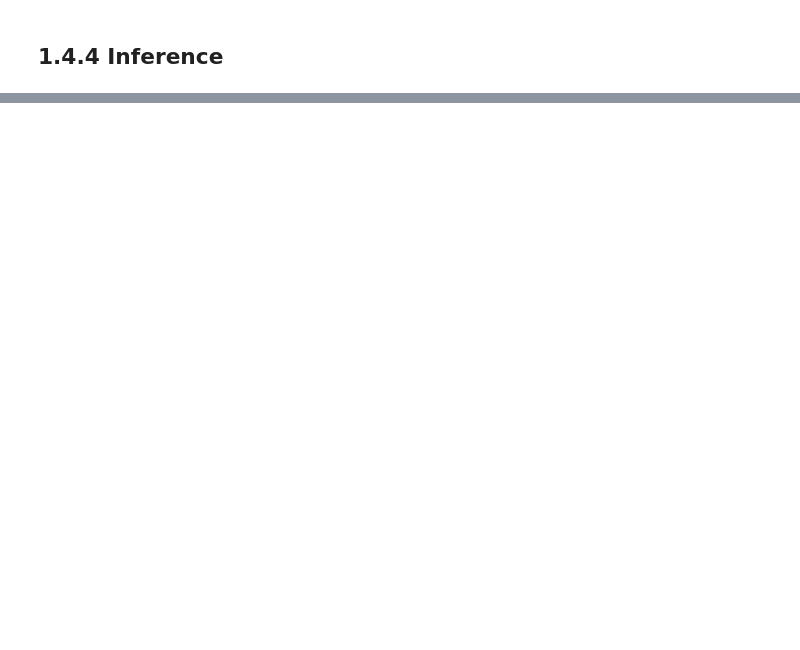
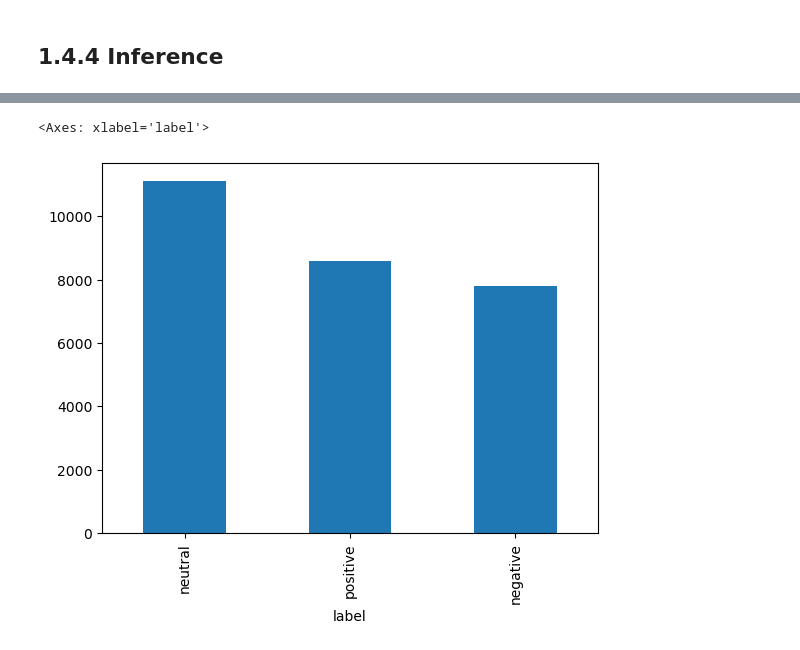
Before and after one commit to Mahanth-Maha/NLP-DS207, a Jupyter notebook: notes/lec01/lec_01_TextClassification.ipynb, the cells around one changed output, grey strips where cells are left out. Drawn from its saved outputs; the diff is of its cells as text; code cells hidden in the pictures; blank space fills up the shorter version.

```diff
--- a/notes/lec01/lec_01_TextClassification.ipynb
+++ b/notes/lec01/lec_01_TextClassification.ipynb
@@ -172,0 +442,4 @@ category chosen: SCIENCE
+# %%
+Xtr = Xtr[['text', 'sentiment']]
+Xtr.columns = ['text', 'label']
+Xtr.head()
@@ -172,0 +475,3 @@ category chosen: SCIENCE
+# %%
+Xtr['Proctext'] = Xtr['text'].astype(str).apply(clean_text)
+Xtr.head()
@@ -172,0 +500,27 @@ category chosen: SCIENCE
+# %%
+def clean_text_2(text):
+    text = text.lower()
+    text = re.sub(r'\'s', ' is', text)
+    text = re.sub(r'`s', ' is', text)
+    text = re.sub(r'n\'t', ' not', text)
+    text = re.sub(r'n`t', ' not', text)
+    text = re.sub(r'\'re', ' are', text)
+    text = re.sub(r'`re', ' are', text)
+    text = re.sub(r'\'m', ' am', text)
+    text = re.sub(r'`m', ' am', text)
+    text = re.sub(r'\'ll', ' will', text)
+    text = re.sub(r'`ll', ' will', text)
+    text = re.sub(r'\'d', ' would', text)
+    text = re.sub(r'`d', ' would', text)
+    text = re.sub(r'\'ve', ' have', text)
+    text = re.sub(r'`ve', ' have', text)
+    text = re.sub(r'[*]{2}[*]*', 'cussword', text)
+    text = re.sub(r'[#]{2}[#]*', 'cussword', text)
+
+    text = re.sub(r'[^A-Za-z\s]+', '', text)
+    text = [ w.strip() for w in text.split() if w not in stopwords.words('english') and len(w) > 1]
+    text = ' '.join(text)
+    return text
+
+Xte['Proctext'] = Xte['Proctext'].astype(str).apply(clean_text_2)
+Xte.head(10)
@@ -172,0 +539,3 @@ category chosen: SCIENCE
+# %%
+Xtr['Proctext'] = Xtr['Proctext'].apply(clean_text_2)
+Xtr.head(10)
@@ -172,0 +554,5 @@ category chosen: SCIENCE
+# %%
+Xtr['label'].value_counts().plot(kind='bar')
+# %% [output]
+<Axes: xlabel='label'>
+[figure, added]
```
Also changed, not shown: parts of 84 cells of this notebook, 8 other files.
